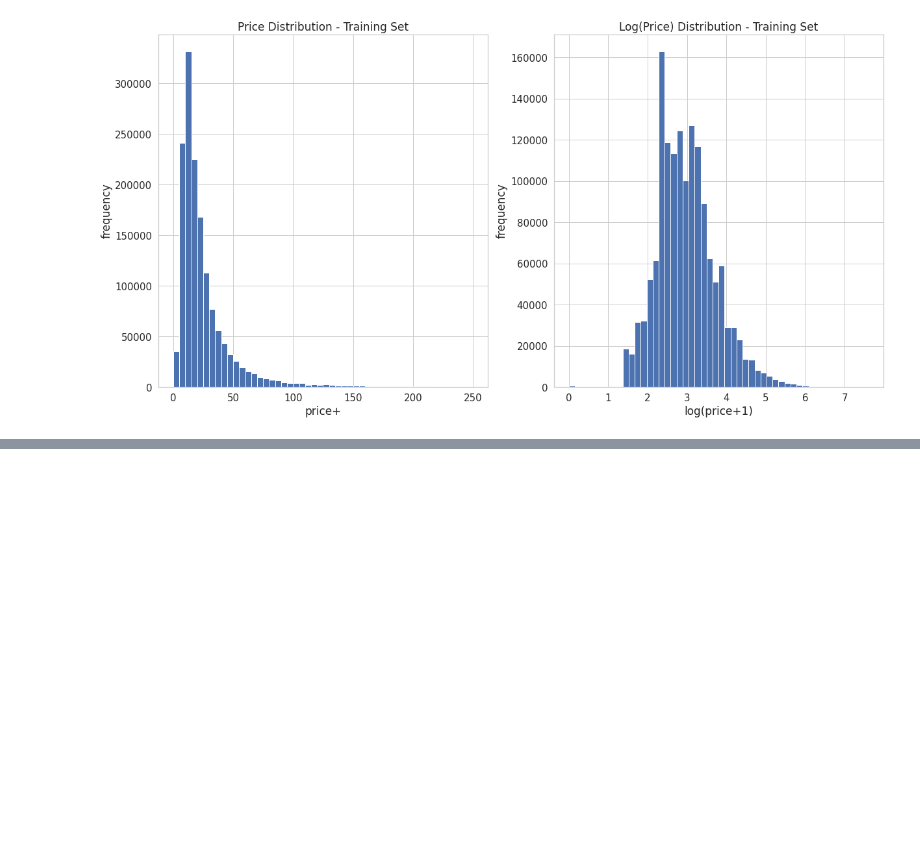
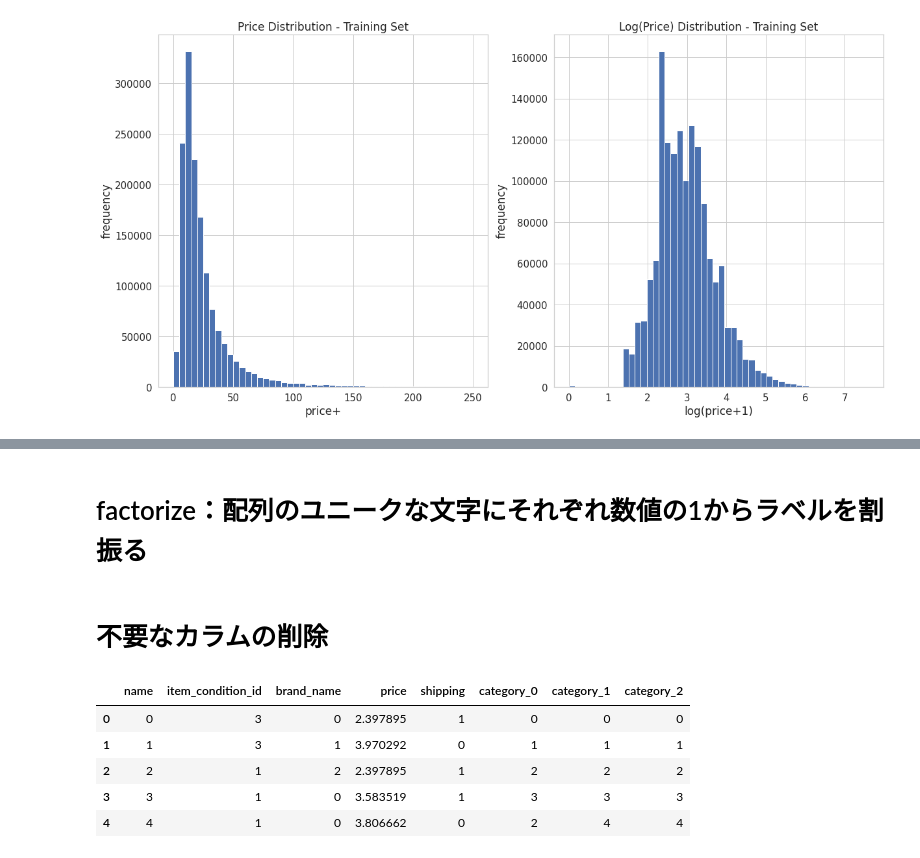
Before and after one commit to t-xxx/data-engineer-interview, a Jupyter notebook: mercari-etl.ipynb, the cells around one changed output, grey strips where cells are left out. Saved outputs shown, nothing was run; the diff lists cells and outputs as text; code cells hidden in the pictures; blank space fills up the shorter version.

```diff
--- a/mercari-etl.ipynb
+++ b/mercari-etl.ipynb
@@ -120,0 +166,14 @@ train_df['price'] = np.log1p(train_df['price'])
+# %%
+try:
+    train_category_name_list = []
+    for categorys_name in train_df['category_name']:
+        category_names = categorys_name.split('/')
+        train_category_name_list.append(category_names)
+except Exception as e:
+    print(categorys_name)
+    print(e)
+
+test_category_name_list = []
+for categorys_name in test_df['category_name']:
+    category_names = categorys_name.split('/')
+    test_category_name_list.append(category_names)
@@ -120,0 +188,11 @@ train_df['price'] = np.log1p(train_df['price'])
+# %%
+train_category_name_list = pd.DataFrame(train_category_name_list)
+test_category_name_list = pd.DataFrame(test_category_name_list)
+
+train_df['category_0'] = train_category_name_list[0]
+train_df['category_1'] = train_category_name_list[1]
+train_df['category_2'] = train_category_name_list[2]
+
+test_df['category_0'] = test_category_name_list[0]
+test_df['category_1'] = test_category_name_list[1]
+test_df['category_2'] = test_category_name_list[2]
@@ -120,0 +208,7 @@ train_df['price'] = np.log1p(train_df['price'])
+# %%
+train_df['category_1'] = train_df['category_1'].fillna("Nan")
+train_df['category_2'] = train_df['category_2'].fillna("Nan")
+test_df['category_1'] = test_df['category_1'].fillna("Nan")
+test_df['category_2'] = test_df['category_2'].fillna("Nan")
+# %% [markdown]
+# factorize：配列のユニークな文字にそれぞれ数値の1からラベルを割振る
@@ -120,0 +227,14 @@ train_df['price'] = np.log1p(train_df['price'])
+# %% [markdown]
+# 不要なカラムの削除
+# %%
+train_df.drop(['train_id', 'category_name', 'item_description'], axis=1, inplace=True)
+test_df.drop(['test_id', 'category_name', 'item_description'], axis=1, inplace=True)
+# %%
+train_df.head()
+# %% [output]
+|  | name | item_condition_id | brand_name | price | shipping | category_0 | category_1 | category_2 |
+| 0 | 0 | 3 | 0 | 2.397895 | 1 | 0 | 0 | 0 |
+| 1 | 1 | 3 | 1 | 3.970292 | 0 | 1 | 1 | 1 |
+| 2 | 2 | 1 | 2 | 2.397895 | 1 | 2 | 2 | 2 |
+| 3 | 3 | 1 | 0 | 3.583519 | 1 | 3 | 3 | 3 |
+| 4 | 4 | 1 | 0 | 3.806662 | 0 | 2 | 4 | 4 |
```
Also changed, not shown: parts of 15 cells of this notebook.
